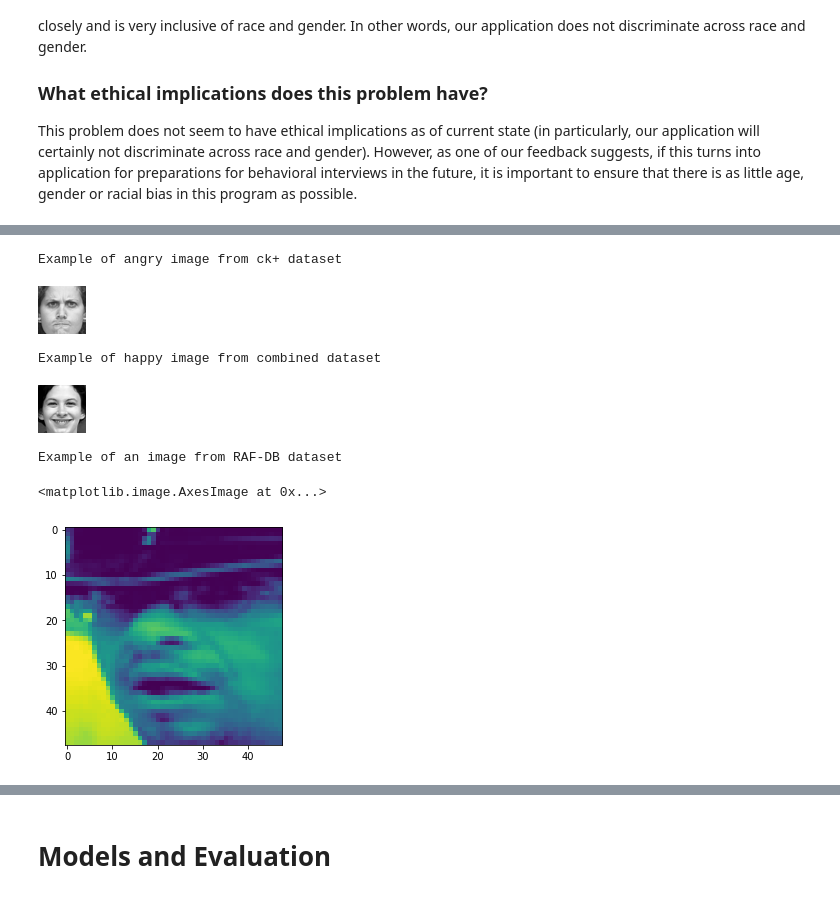
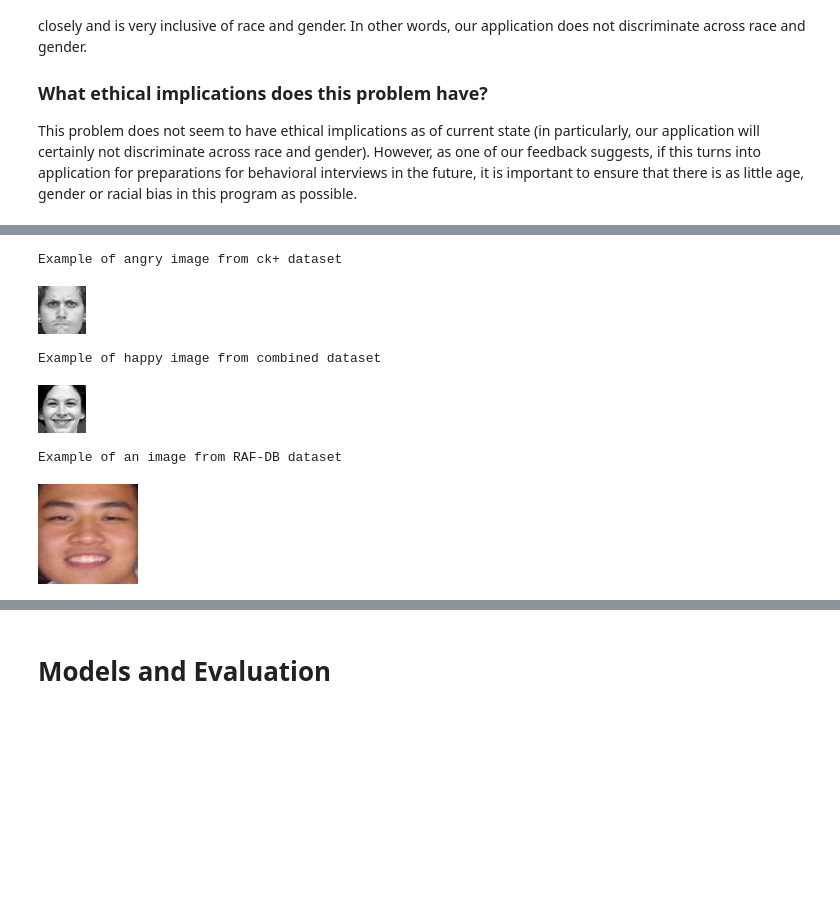
Before and after one commit to XavierZhao7/CS475_FacialExpressionRecognition, a Jupyter notebook: FinalProjectReport.ipynb, the cells around one changed output, grey strips where cells are left out. Drawn from its saved outputs; the diff is of its cells as text; code cells hidden in the pictures; blank space fills up the shorter version.

```diff
--- a/FinalProjectReport.ipynb
+++ b/FinalProjectReport.ipynb
@@ -90,37 +83,39 @@ Drive already mounted at /content/gdrive/; to attempt to forcibly remount, call
 # %%
 # Load your data and print 2-3 examples
 curr_directory = os.getcwd()
 import IPython.display as display
 
 ## Example 1
 print("Example of angry image from ck+ dataset")
 file_path = os.path.join(curr_directory, 'data/ck+/anger/S999_001_00000018.png')
 img1 = load_img(file_path)
 img1 = img_to_array(img1)
 im1 = Image.open(file_path)
 display.display(im1)
 
 ## Example 2
 print("\nExample of happy image from combined dataset")
 file_path = os.path.join(curr_directory,'data/combined/happy/S138_005_00000016.png')
 img2 = load_img(file_path)
 img2 = img_to_array(img2)
 im2 = Image.open(file_path)
 display.display(im2)
 
 ## Example 3
 print('\nExample of an image from RAF-DB dataset')
-file_path = os.path.join(curr_directory,'data/RAF/images.npy')
-images = np.load(file_path)
-plt.imshow(images[0])
+file_path = os.path.join(curr_directory,'data/others/aligned/train_00569_aligned.jpg')
+#images = np.load(file_path)
+img3 = load_img(file_path)
+img3 = img_to_array(img3)
+im3 = Image.open(file_path)
+display.display(im3)
 # %% [output]
 Example of angry image from ck+ dataset
 [figure]
 Example of happy image from combined dataset
 [figure]
 Example of an image from RAF-DB dataset
-<matplotlib.image.AxesImage at 0x...>
-[figure, old version]
+[figure, new version]
 # %% [markdown]
 ## Pre-processing
 
```
Also changed, not shown: parts of 12 cells of this notebook, 1 other file.
